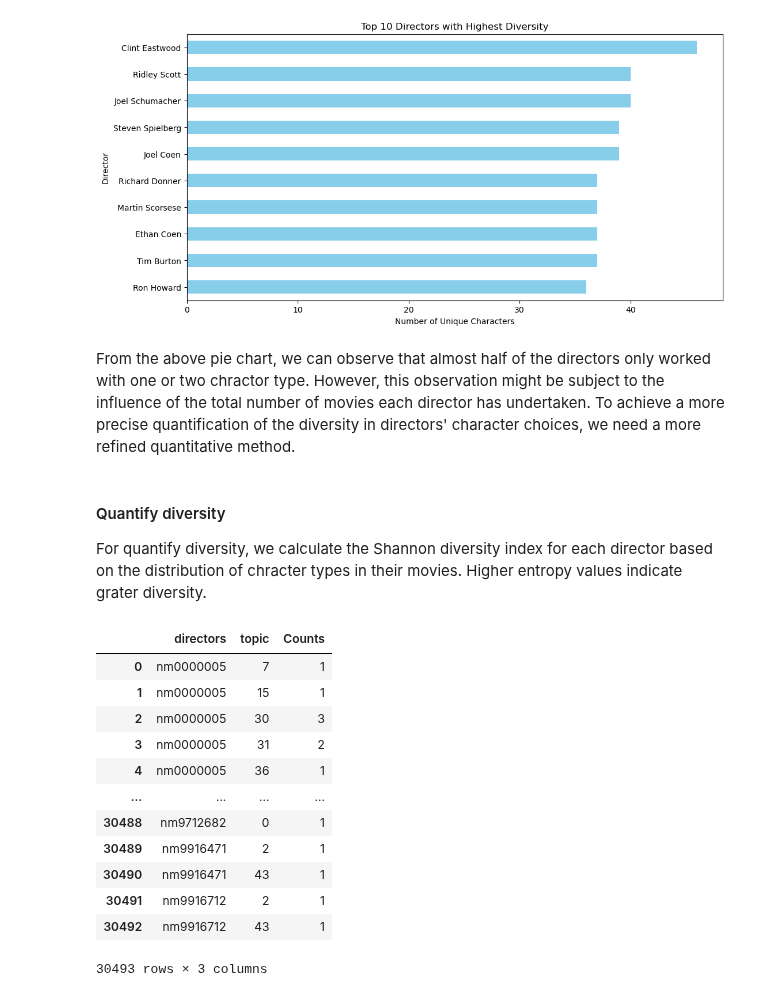
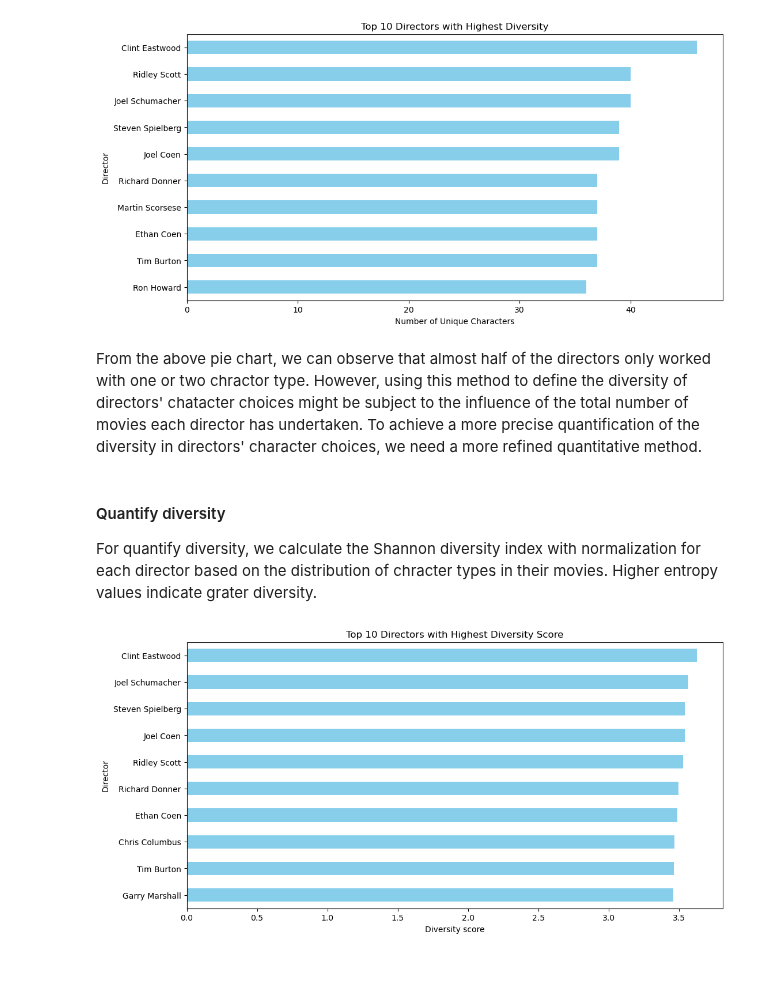
Before and after one commit to epfl-ada/ada-2023-project-crunchychicken, a Jupyter notebook: jessica_Q3.ipynb, the cells around one changed output. Cells and saved outputs as stored; diff of their text form; code cells hidden in the pictures; blank space fills up the shorter version.

```diff
--- a/jessica_Q3.ipynb
+++ b/jessica_Q3.ipynb
@@ -134,7 +135,7 @@ plt.show()
 # %% [output]
 [figure]
 # %% [markdown]
-From the above pie chart, we can observe that almost half of the directors only worked with one or two chractor type. However, this observation might be subject to the influence of the total number of movies each director has undertaken. To achieve a more precise quantification of the diversity in directors' character choices, we need a more refined quantitative method.
+From the above pie chart, we can observe that almost half of the directors only worked with one or two chractor type. However, using this method to define the diversity of directors' chatacter choices  might be subject to the influence of the total number of movies each director has undertaken. To achieve a more precise quantification of the diversity in directors' character choices, we need a more refined quantitative method.
 # %% [markdown]
 #### Quantify diversity
-For quantify diversity, we calculate the Shannon diversity index for each director based on the distribution of chracter types in their movies. Higher entropy values indicate grater diversity.
+For quantify diversity, we calculate the Shannon diversity index with normalization for each director based on the distribution of chracter types in their movies. Higher entropy values indicate grater diversity.
@@ -143,18 +142,21 @@ diversity_counts = character_movie_directors.groupby(['directors', 'topic']).siz
 # %%
-director_diversity = character_movie_directors.groupby('directors')['topic'].apply(lambda x: entropy(x.value_counts()))
+# Calculate the Shannon Diversity Index with normalization by the number of chractors
+director_diversity = character_movie_directors.groupby('directors')['topic'].apply(lambda x: entropy(pd.Series(x).value_counts() / len(x)))
-# %%
-diversity_counts
-# %% [output]
-|  | directors | topic | Counts |
-| 0 | nm0000005 | 7 | 1 |
-| 1 | nm0000005 | 15 | 1 |
-| 2 | nm0000005 | 30 | 3 |
-| 3 | nm0000005 | 31 | 2 |
-| 4 | nm0000005 | 36 | 1 |
-| ... | ... | ... | ... |
-| 30488 | nm9712682 | 0 | 1 |
-| 30489 | nm9916471 | 2 | 1 |
-| 30490 | nm9916471 | 43 | 1 |
-| 30491 | nm9916712 | 2 | 1 |
-| 30492 | nm9916712 | 43 | 1 |
-30493 rows × 3 columns
+# %%
+# Visualize the ten directors with the highest diversity
+
+# Map director IDs to corresponding 'primaryName'
+director_diversity_map=copy.deepcopy(director_diversity)
+director_diversity_map.index = director_diversity_map.index.map(directors_mapping)
+
+# Sort directors based on diversity
+sorted_director_diversity = director_diversity_map.sort_values()
+
+plt.figure(figsize=(12, 6))
+sorted_director_diversity.tail(10).plot(kind='barh', color='skyblue')
+plt.title('Top 10 Directors with Highest Diversity Score')
+plt.xlabel('Diversity score')
+plt.ylabel('Director')
+plt.show()
+# %% [output]
+[figure, added]
```
Also changed, not shown: parts of 3 cells of this notebook.
